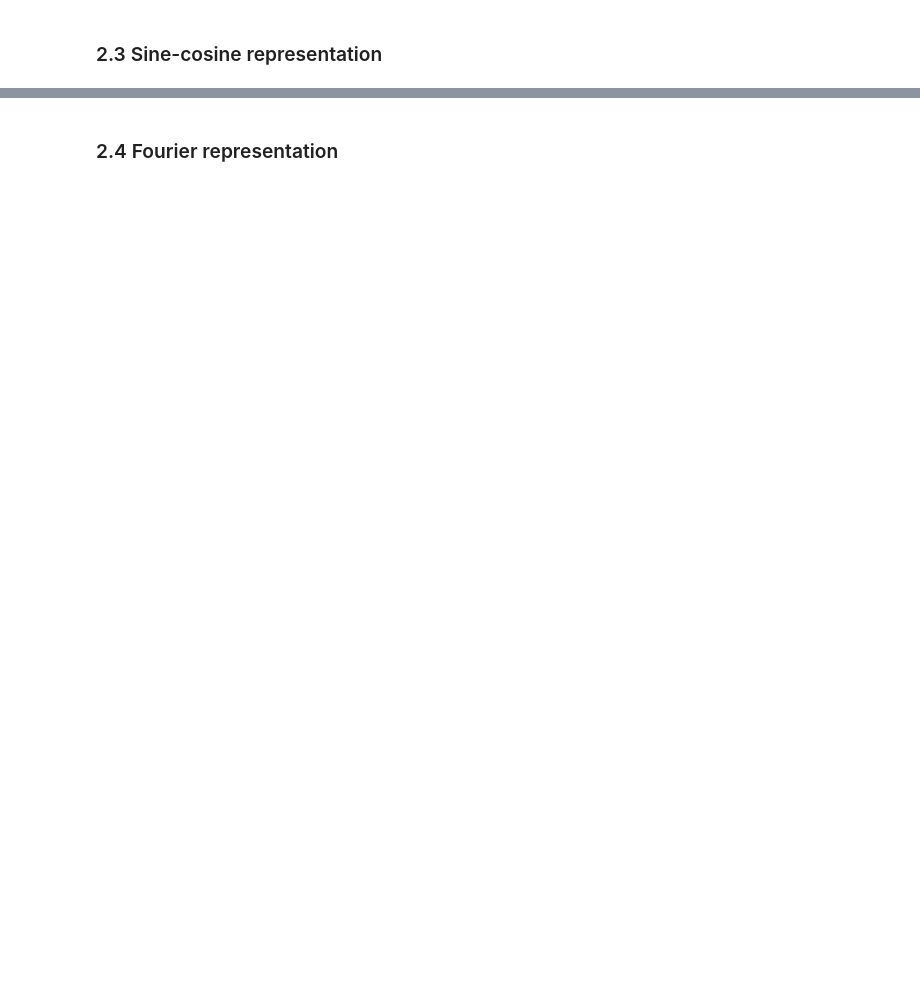
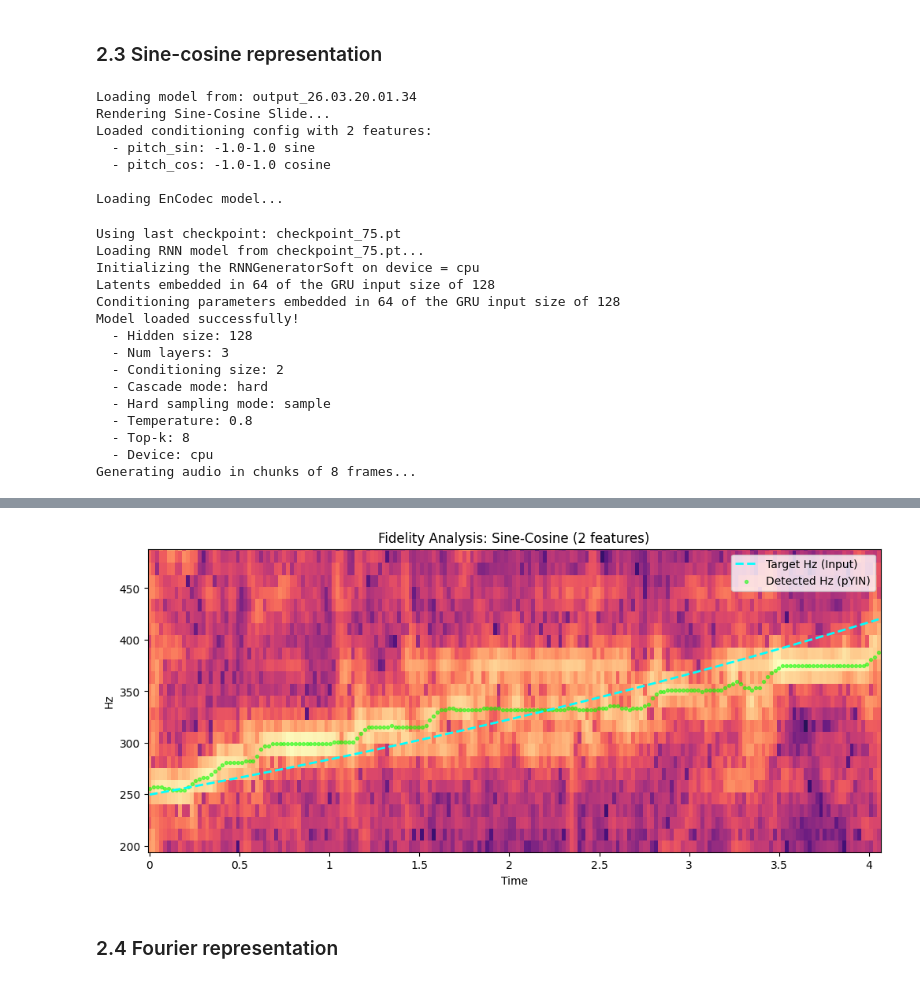
Before and after one commit to fredericVaquer/generative_audio_final_project, a Jupyter notebook: rnencodec_notebooks/4_sonic_examples.ipynb, the cells around one changed output, grey strips where cells are left out. Saved outputs shown, nothing was run; the diff lists cells and outputs as text; code cells hidden in the pictures; blank space fills up the shorter version.

```diff
--- a/rnencodec_notebooks/4_sonic_examples.ipynb
+++ b/rnencodec_notebooks/4_sonic_examples.ipynb
@@ -121,25 +223,46 @@ AssertionError: cond must be (T,1)
 ### 2.3 Sine-cosine representation
 # %%
 # --- CONFIGURATION ---
-MODEL_DIR = "output_26.03.19.18.44"  # Update this to your model path
+import numpy as np
+
+MODEL_DIR = "output_26.03.20.01.34"  # Update this to your model path
 CHECKPOINT = "last_checkpoint.pt"            # e.g., 'checkpoint_75.pt' or None for latest
 
 print(f"Loading model from: {MODEL_DIR}")
 
-num_frames = 752
-# We need 2 features: [Sine, Cosine]
-slide_values = torch.zeros(num_frames, 2)
+num_frames = 304
+F_MIN, F_MAX = 234.0, 448.0
 
-# Create an angle ramp from 0 to Pi (half a circle)
-angles = torch.linspace(0, np.pi, num_frames)
+# Create log-normalized 't' ramp
+t = torch.linspace(0.1, 0.9, num_frames)
+angle = 2 * np.pi * t
 
-slide_values[:, 0] = torch.sin(angles) # Feature 1
-slide_values[:, 1] = torch.cos(angles) # Feature 2
+sc_seq = torch.stack([torch.sin(angle), torch.cos(angle)], dim=1)
 
-print("Rendering Sine-Cosine pitch circle...")
-audio_slide = run_inference(
-    model_dir=MODEL_DIR,
-    mode="offline",
-    conditioning_sequence=slide_values # Use the new argument name!
-)
-play_audio(audio_slide)
+print("Rendering Sine-Cosine Slide...")
+audio_sc = run_inference(MODEL_DIR, mode="offline", conditioning_sequence=sc_seq)
+play_audio(audio_sc)
+analyze_representation(audio_sc, sc_seq.numpy(), "Sine-Cosine (2 features)")
+# %% [output]
+Loading model from: output_26.03.20.01.34
+Rendering Sine-Cosine Slide...
+Loaded conditioning config with 2 features:
+  - pitch_sin: -1.0-1.0 sine
+  - pitch_cos: -1.0-1.0 cosine
+
+Loading EnCodec model...
+Using last checkpoint: checkpoint_75.pt
+Loading RNN model from checkpoint_75.pt...
+Initializing the RNNGeneratorSoft on device = cpu
+Latents embedded in 64 of the GRU input size of 128
+Conditioning parameters embedded in 64 of the GRU input size of 128
+Model loaded successfully!
+  - Hidden size: 128
+  - Num layers: 3
+  - Conditioning size: 2
+  - Cascade mode: hard
+  - Hard sampling mode: sample
+  - Temperature: 0.8
+  - Top-k: 8
+  - Device: cpu
+Generating audio in chunks of 8 frames...
@@ -146,3 +270,4 @@ play_audio(audio_slide)
+[figure, added]
 # %% [markdown]
 ### 2.4 Fourier representation
 # %%
```
Also changed, not shown: parts of 8 cells of this notebook, 1 other file.
